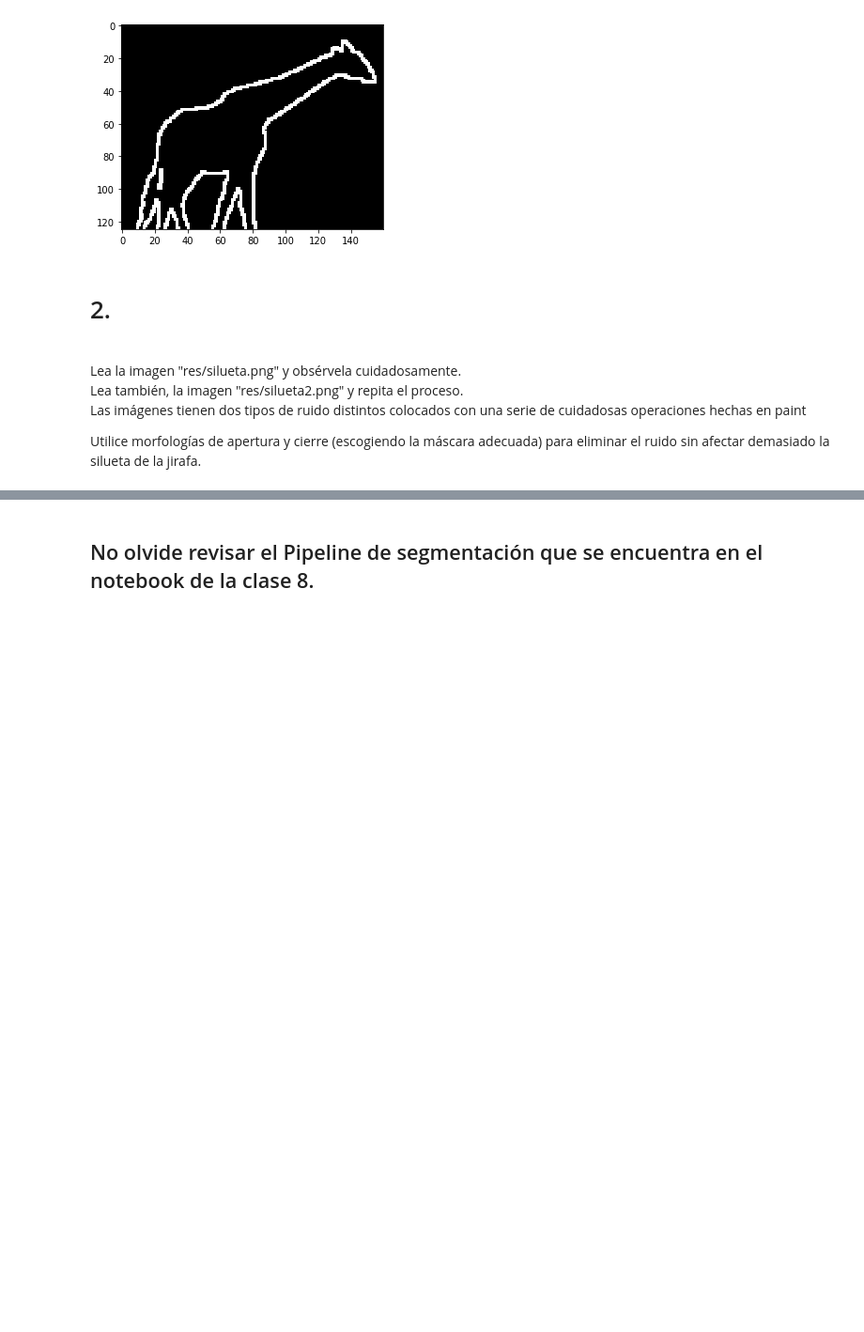
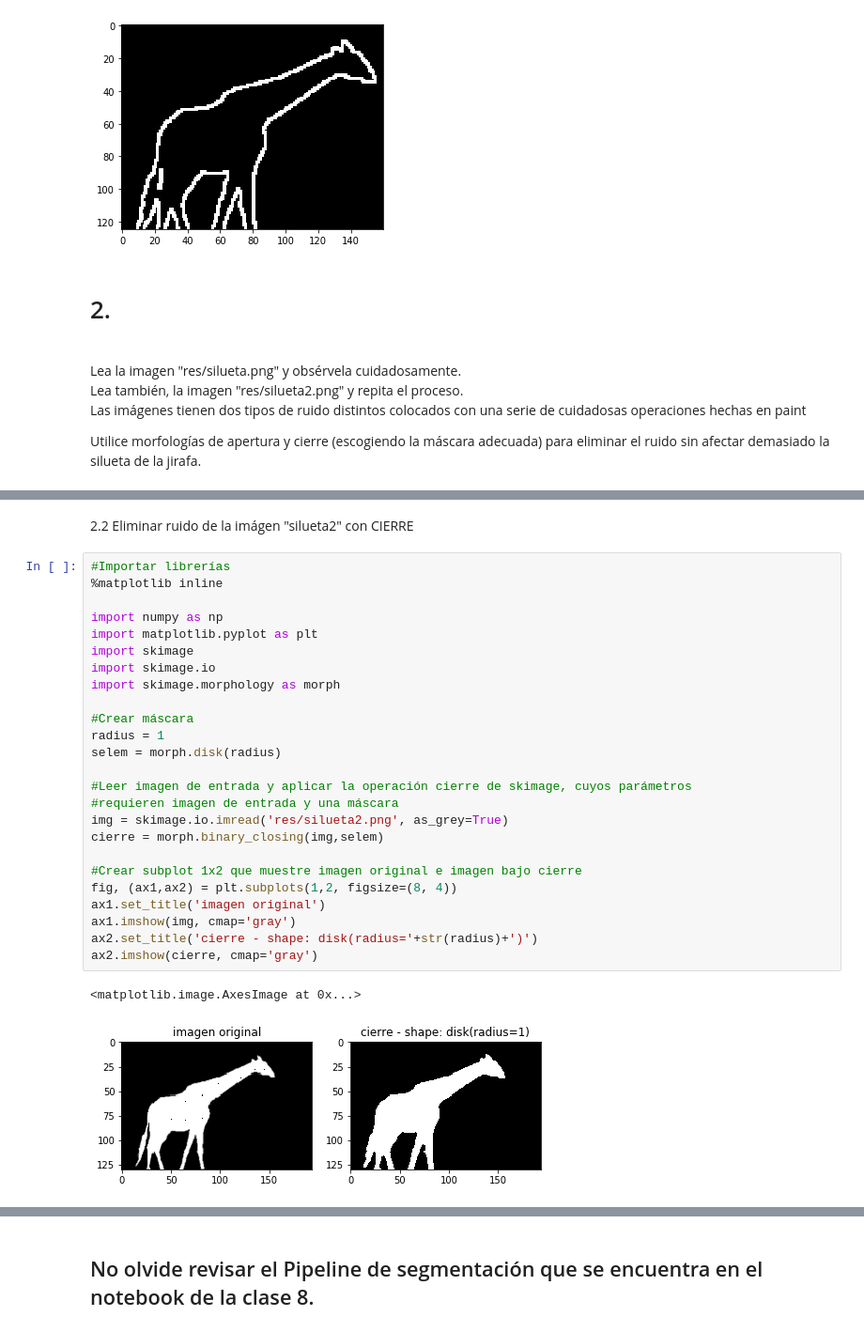
Before and after one commit to sanrestrepo98/Vision-Artificial-9, a Jupyter notebook: Practicas/Practica 5/Practica 5 Morfología y Extracción.ipynb, the cells around one changed output, grey strips where cells are left out. Shown: that part at 94% size. Drawn from its saved outputs; the diff is of its cells as text; blank space fills up the shorter version.

```diff
--- a/Practicas/Practica 5/Practica 5 Morfología y Extracción.ipynb
+++ b/Practicas/Practica 5/Practica 5 Morfología y Extracción.ipynb
@@ -88,3 +121,33 @@ Utilice morfologías de  apertura y cierre (escogiendo la máscara adecuada) par
+# %% [markdown]
+2.2 Eliminar ruido de la imágen "silueta2" con CIERRE
+# %%
+#Importar librerías
+%matplotlib inline
+
+import numpy as np
+import matplotlib.pyplot as plt
+import skimage
+import skimage.io
+import skimage.morphology as morph
+
+#Crear máscara
+radius = 1
+selem = morph.disk(radius)
+
+#Leer imagen de entrada y aplicar la operación cierre de skimage, cuyos parámetros
+#requieren imagen de entrada y una máscara
+img = skimage.io.imread('res/silueta2.png', as_grey=True)
+cierre = morph.binary_closing(img,selem)
+
+#Crear subplot 1x2 que muestre imagen original e imagen bajo cierre
+fig, (ax1,ax2) = plt.subplots(1,2, figsize=(8, 4))
+ax1.set_title('imagen original')
+ax1.imshow(img, cmap='gray')
+ax2.set_title('cierre - shape: disk(radius='+str(radius)+')')
+ax2.imshow(cierre, cmap='gray')
+# %% [output]
+<matplotlib.image.AxesImage at 0x...>
+[figure, added]
 # %% [markdown]
 # 3.
 
```
Also changed, not shown: parts of 2 cells of this notebook.
